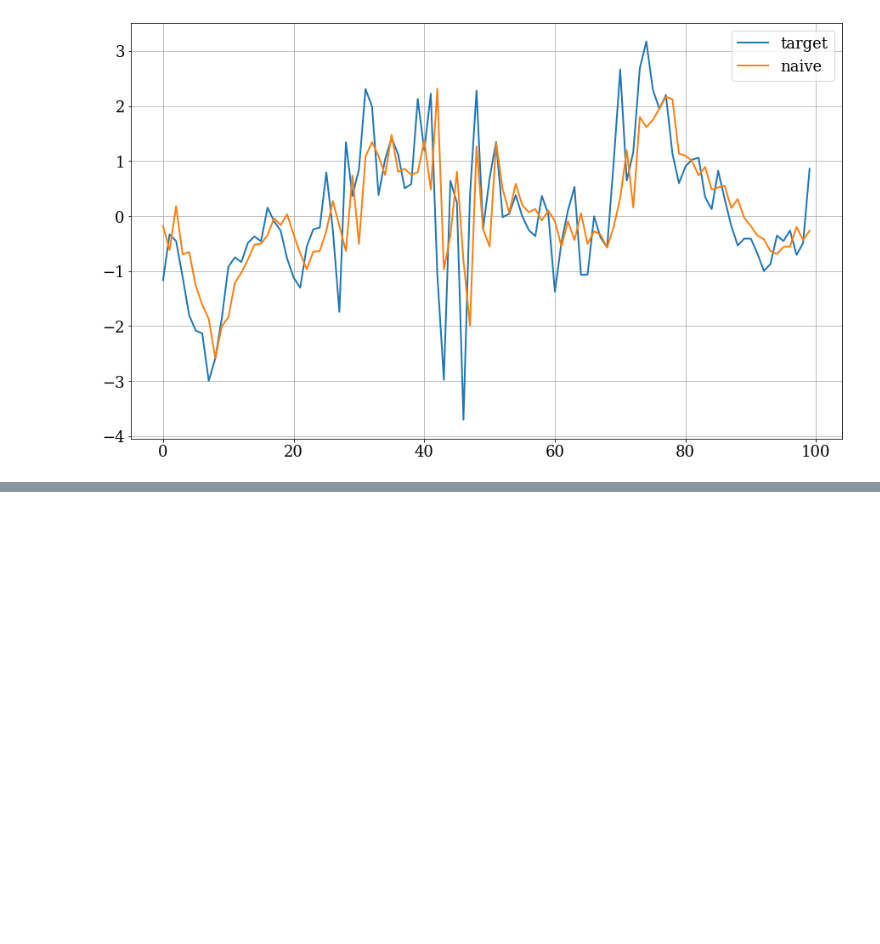
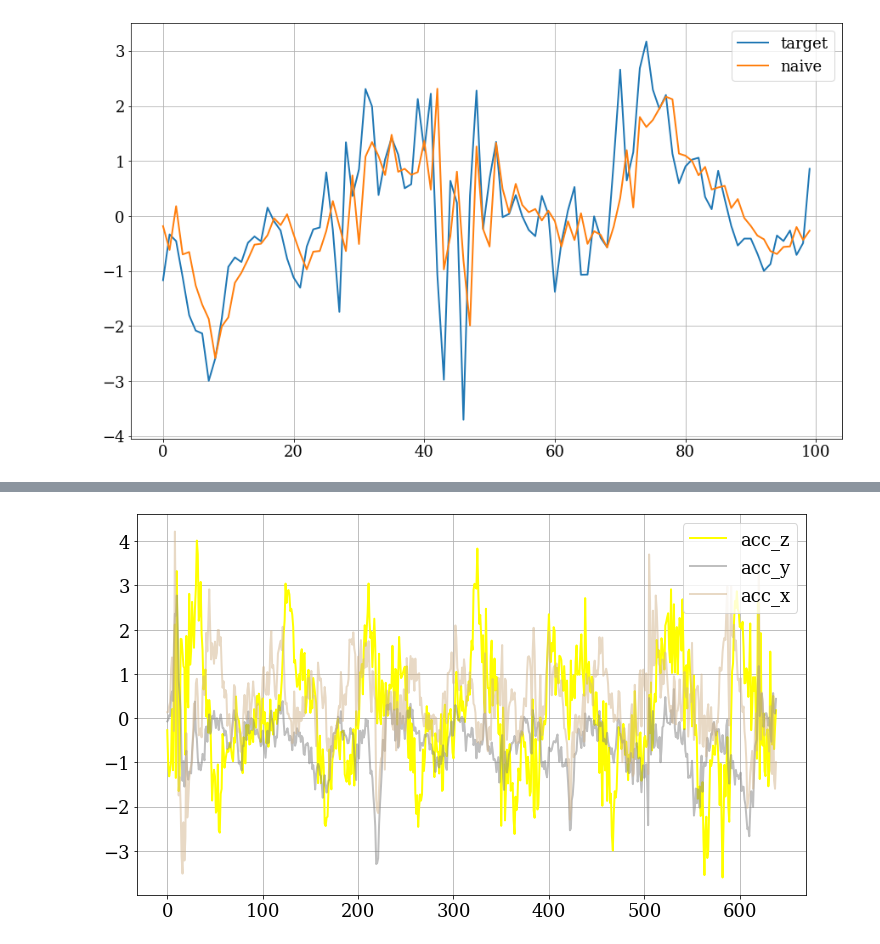
Before and after one commit to Intelligent-Systems-Phystech/2022-Project-90, a Jupyter notebook: code/main.ipynb, the cells around one changed output, grey strips where cells are left out. Cells and saved outputs as stored; diff of their text form; code cells hidden in the pictures; blank space fills up the shorter version.

```diff
--- a/code/main.ipynb
+++ b/code/main.ipynb
@@ -166,0 +241,18 @@ for col in cyclic_preds.columns[1:]:
+# %%
+plt.figure()
+
+colors = ("yellow", "gray", "tan")
+
+for target, color in zip(TARGET_COLUMNS[:3], colors):
+    alpha = 1 if target == main_target else 0.5
+
+    plt.plot(cut_devices_data[target].values,
+             color=color,
+             label=target,
+             alpha=alpha)
+
+plt.grid(True)
+plt.legend(loc="upper right")
+plt.savefig("images/target_ts_example.png")
+# %% [output]
+[figure, added]
```
Also changed, not shown: parts of 8 cells of this notebook, 3 other files.
